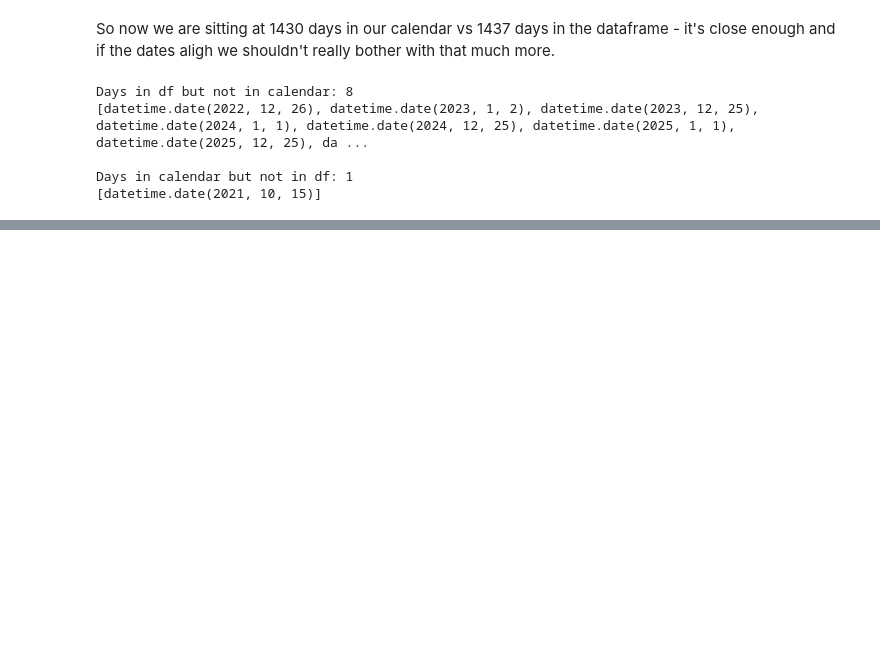
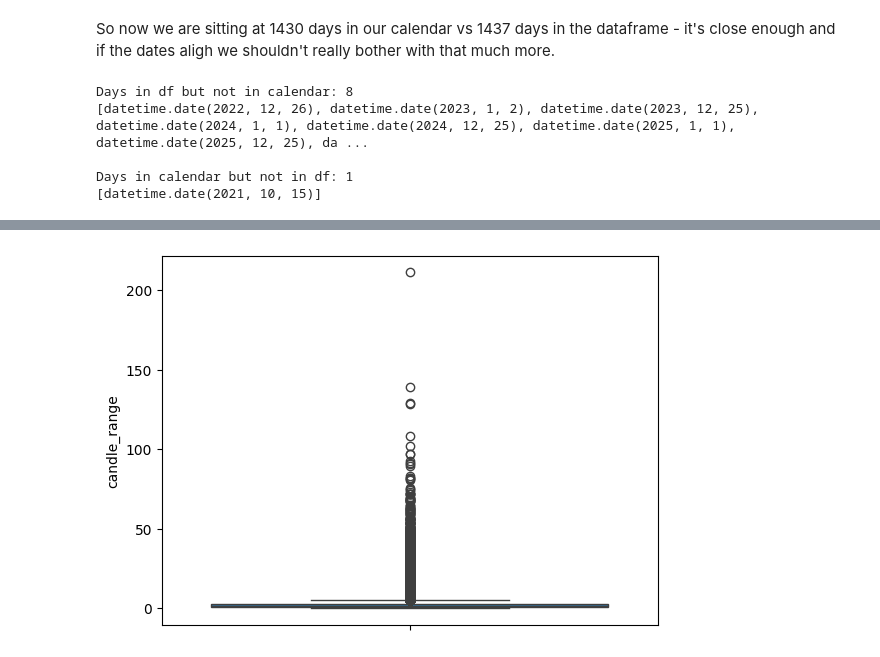
Before and after one commit to ady7ady7/python_agentic_learning, a Jupyter notebook: project2_xauusd_analysis/notebooks/01_data_import_eda.ipynb, the cells around one changed output, grey strips where cells are left out. Saved outputs shown, nothing was run; the diff lists cells and outputs as text; code cells hidden in the pictures; blank space fills up the shorter version.

```diff
--- a/project2_xauusd_analysis/notebooks/01_data_import_eda.ipynb
+++ b/project2_xauusd_analysis/notebooks/01_data_import_eda.ipynb
@@ -206,0 +213,8 @@ Data coverage is 99.9% complete, and it's the best time to move forward!
+# %%
+
+
+df['candle_range'] = df['high'] - df['low']
+df['et_hour'] = df['et_time'].dt.hour
+df['et_minute'] = df['et_time'].dt.minute
+
+df.head(5)
@@ -206,0 +265,10 @@ Data coverage is 99.9% complete, and it's the best time to move forward!
+# %%
+candles_range_df = df[['et_time', 'candle_range']].copy()
+
+boxplot = sns.boxplot(
+    candles_range_df['candle_range']
+)
+
+plt.show()
+# %% [output]
+[figure, added]
```
Also changed, not shown: parts of 12 cells of this notebook, 2 other files.
